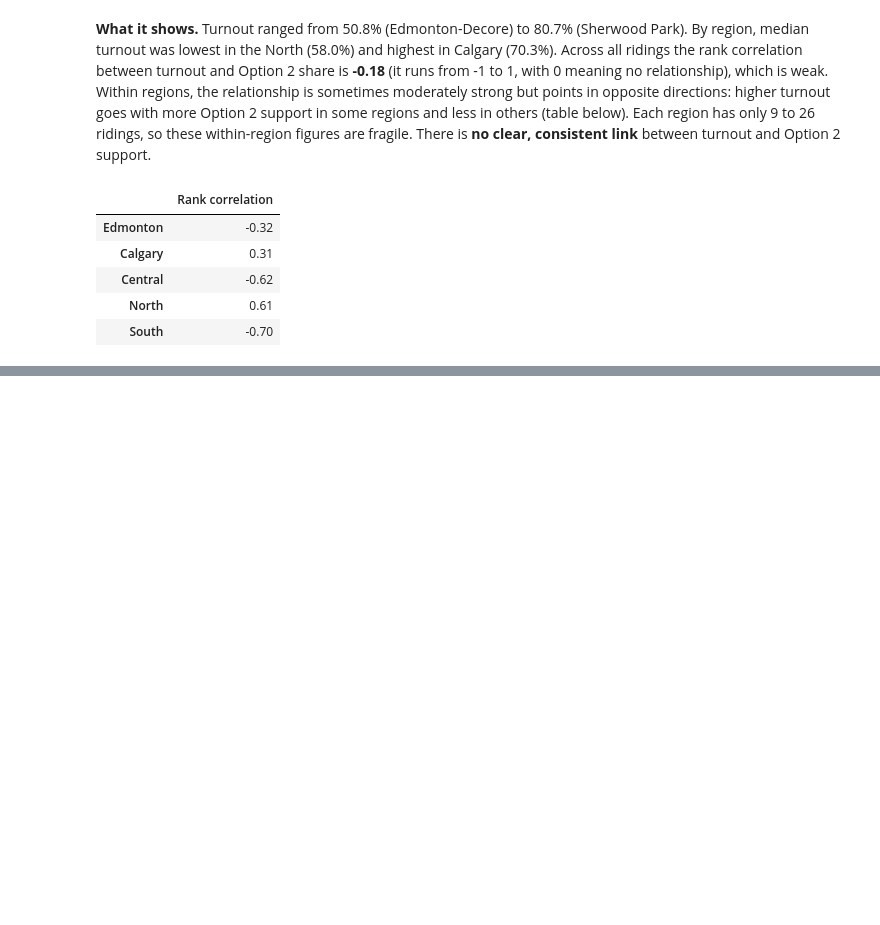
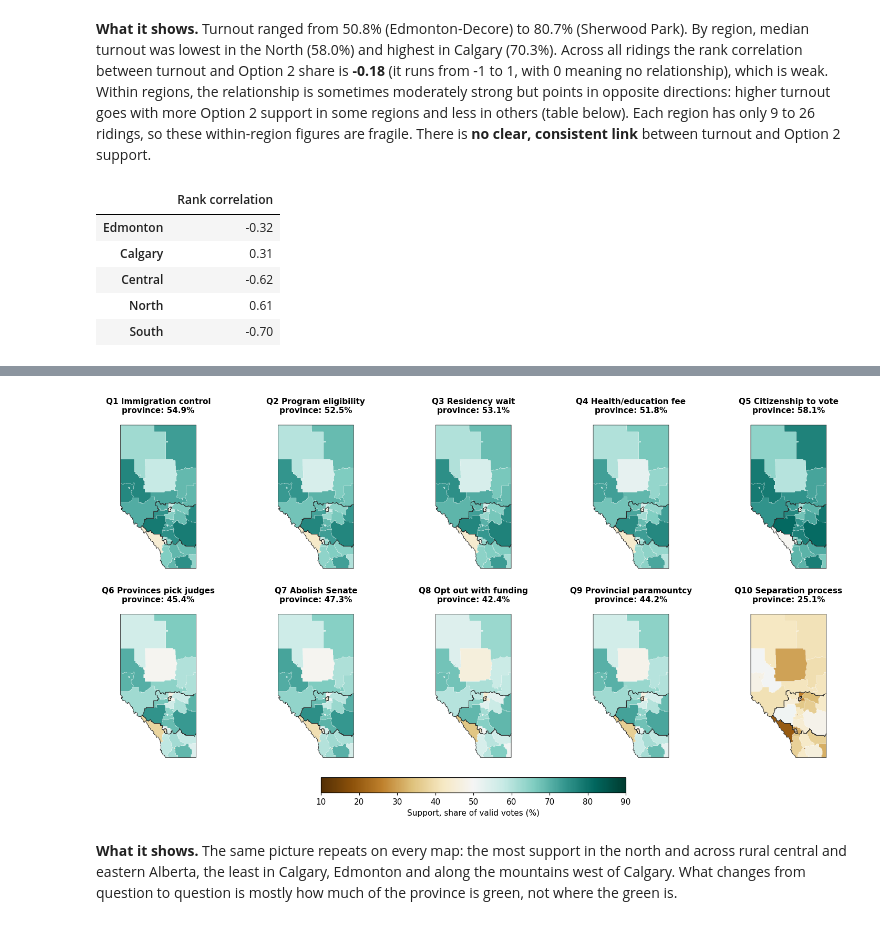
Before and after one commit to TheZarif/alberta-referendum, a Jupyter notebook: notebooks/06-spatial_analysis.ipynb, the cells around one changed output, grey strips where cells are left out. Cells and saved outputs as stored; diff of their text form; code cells hidden in the pictures; blank space fills up the shorter version.

```diff
--- a/notebooks/06-spatial_analysis.ipynb
+++ b/notebooks/06-spatial_analysis.ipynb
@@ -473,0 +578,23 @@ Option 2 support.
+# %%
+SUPPORT_NORM = TwoSlopeNorm(vmin=10, vcenter=50, vmax=90)
+SUPPORT_CMAP = "BrBG"
+
+fig, axes = plt.subplots(2, 5, figsize=(17, 9.5))
+for ax, q in zip(axes.flat, QS):
+    gdf.assign(s=support[q].to_numpy()).plot(column="s", cmap=SUPPORT_CMAP, norm=SUPPORT_NORM, ax=ax,
+                                             edgecolor="white", linewidth=0.15)
+    outlines.boundary.plot(ax=ax, color="#222222", linewidth=0.5)
+    ax.set_title(f"{QUESTION_LABELS[q]}\nprovince: {prov_support[q]:.1f}%", fontsize=10)
+    ax.set_axis_off()
+sm = plt.cm.ScalarMappable(norm=SUPPORT_NORM, cmap=SUPPORT_CMAP)
+fig.colorbar(sm, ax=axes, orientation="horizontal", shrink=0.4, pad=0.03, label="Support, share of valid votes (%)")
+plt.show()
+
+note("""**What it shows.** The same picture repeats on every map: the most support in the north and across rural
+central and eastern Alberta, the least in Calgary, Edmonton and along the mountains west of Calgary. What changes
+from question to question is mostly how much of the province is green, not where the green is.""")
+# %% [output]
+[figure, added]
+**What it shows.** The same picture repeats on every map: the most support in the north and across rural
+central and eastern Alberta, the least in Calgary, Edmonton and along the mountains west of Calgary. What changes
+from question to question is mostly how much of the province is green, not where the green is.
```
Also changed, not shown: parts of 17 cells of this notebook, 6 other files.
